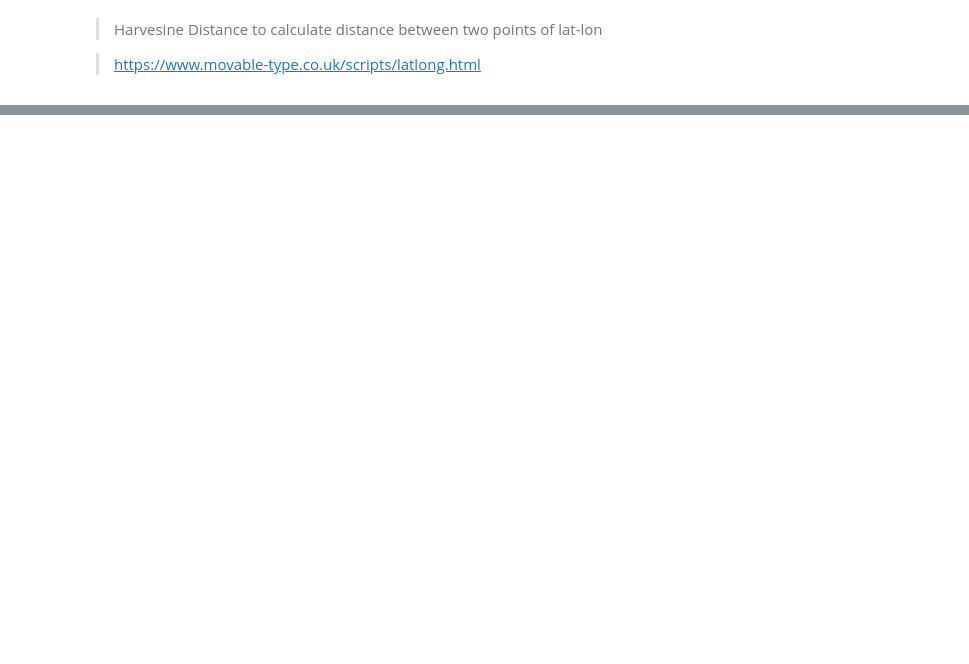
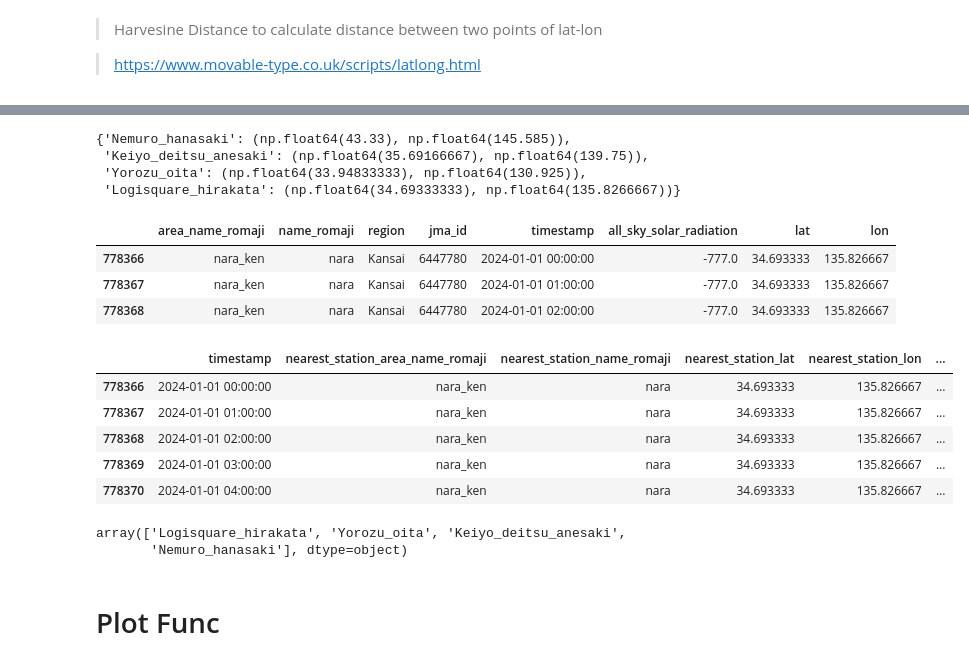
Before and after one commit to iqbalpa/taiyoukou, a Jupyter notebook: main.ipynb, the cells around one changed output, grey strips where cells are left out. Drawn from its saved outputs; the diff is of its cells as text; code cells hidden in the pictures; blank space fills up the shorter version.

```diff
--- a/main.ipynb
+++ b/main.ipynb
@@ -202,0 +157,58 @@ plot_temperature_time_series(df)
+# %%
+result
+# %% [output]
+{'Nemuro_hanasaki': (np.float64(43.33), np.float64(145.585)),
+ 'Keiyo_deitsu_anesaki': (np.float64(35.69166667), np.float64(139.75)),
+ 'Yorozu_oita': (np.float64(33.94833333), np.float64(130.925)),
+ 'Logisquare_hirakata': (np.float64(34.69333333), np.float64(135.8266667))}
+# %%
+def filter_df_by_coordinates(df: pd.DataFrame, coordinates_dict: dict) -> pd.DataFrame:
+    target_coords = list(coordinates_dict.values())
+
+    combined_mask = pd.Series([False] * len(df), index=df.index)
+
+    for lat, lon in target_coords:
+        target_lat = float(lat)
+        target_lon = float(lon)
+
+        lat_mask = (df['lat'] == target_lat)
+        lon_mask = (df['lon'] == target_lon)
+
+        current_mask = lat_mask & lon_mask
+        combined_mask = combined_mask | current_mask
+
+    filtered_df = df[combined_mask]
+
+    # filter for 2024 only
+    filtered_df = filtered_df[filtered_df['timestamp'].dt.year == 2024]
+
+    return filtered_df
+
+filtered_data = filter_df_by_coordinates(df, result)
+filtered_data.head(3)
+# %% [output]
+|  | area_name_romaji | name_romaji | region | jma_id | timestamp | all_sky_solar_radiation | lat | lon |
+| 778366 | nara_ken | nara | Kansai | 6447780 | 2024-01-01 00:00:00 | -777.0 | 34.693333 | 135.826667 |
+| 778367 | nara_ken | nara | Kansai | 6447780 | 2024-01-01 01:00:00 | -777.0 | 34.693333 | 135.826667 |
+| 778368 | nara_ken | nara | Kansai | 6447780 | 2024-01-01 02:00:00 | -777.0 | 34.693333 | 135.826667 |
+# %%
+t = filtered_data[['timestamp',
+               'area_name_romaji', 'name_romaji',
+               'lat', 'lon',
+               'all_sky_solar_radiation']]
+
+t = t.rename(columns={
+    'area_name_romaji': 'nearest_station_area_name_romaji',
+    'name_romaji': 'nearest_station_name_romaji',
+    'lat': 'nearest_station_lat',
+    'lon': 'nearest_station_lon',
+    'all_sky_solar_radiation': 'nearest_station_solar_radiation'
+})
+t.head(5)
+# %% [output]
+|  | timestamp | nearest_station_area_name_romaji | nearest_station_name_romaji | nearest_station_lat | nearest_station_lon | ... |
+| 778366 | 2024-01-01 00:00:00 | nara_ken | nara | 34.693333 | 135.826667 | ... |
+| 778367 | 2024-01-01 01:00:00 | nara_ken | nara | 34.693333 | 135.826667 | ... |
+| 778368 | 2024-01-01 02:00:00 | nara_ken | nara | 34.693333 | 135.826667 | ... |
+| 778369 | 2024-01-01 03:00:00 | nara_ken | nara | 34.693333 | 135.826667 | ... |
+| 778370 | 2024-01-01 04:00:00 | nara_ken | nara | 34.693333 | 135.826667 | ... |
@@ -202,0 +230,11 @@ plot_temperature_time_series(df)
+# %%
+t['plant_romaji_name'] = t.apply(add_nearest_station_data, axis=1)
+t['nearest_station_solar_radiation'] = t['nearest_station_solar_radiation'].replace(-777.0, 0.0)
+t.head()
+
+t['plant_romaji_name'].unique()
+# %% [output]
+array(['Logisquare_hirakata', 'Yorozu_oita', 'Keiyo_deitsu_anesaki',
+       'Nemuro_hanasaki'], dtype=object)
+# %% [markdown]
+# Plot Func
```
Also changed, not shown: parts of 21 cells of this notebook, 6 other files.
